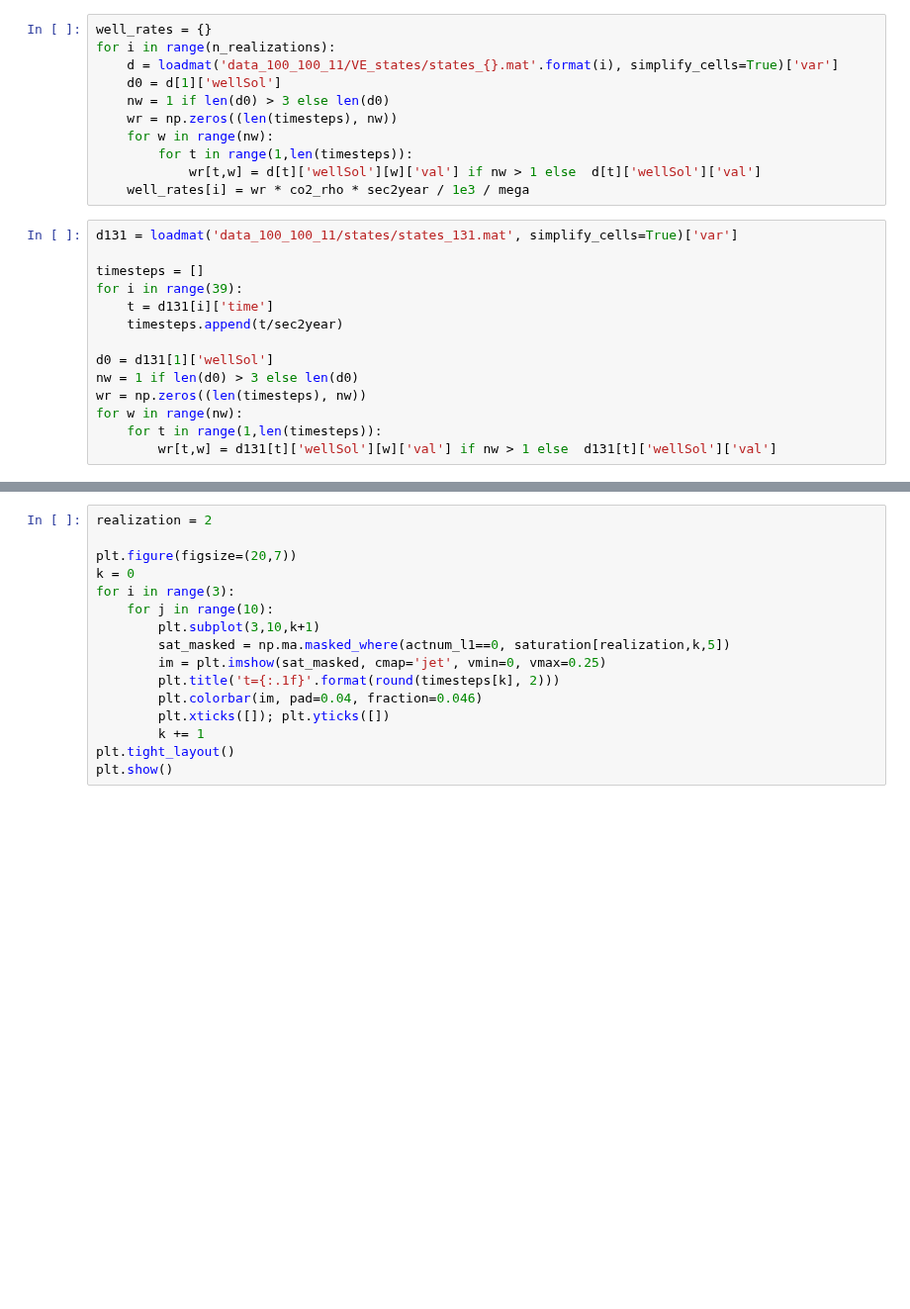
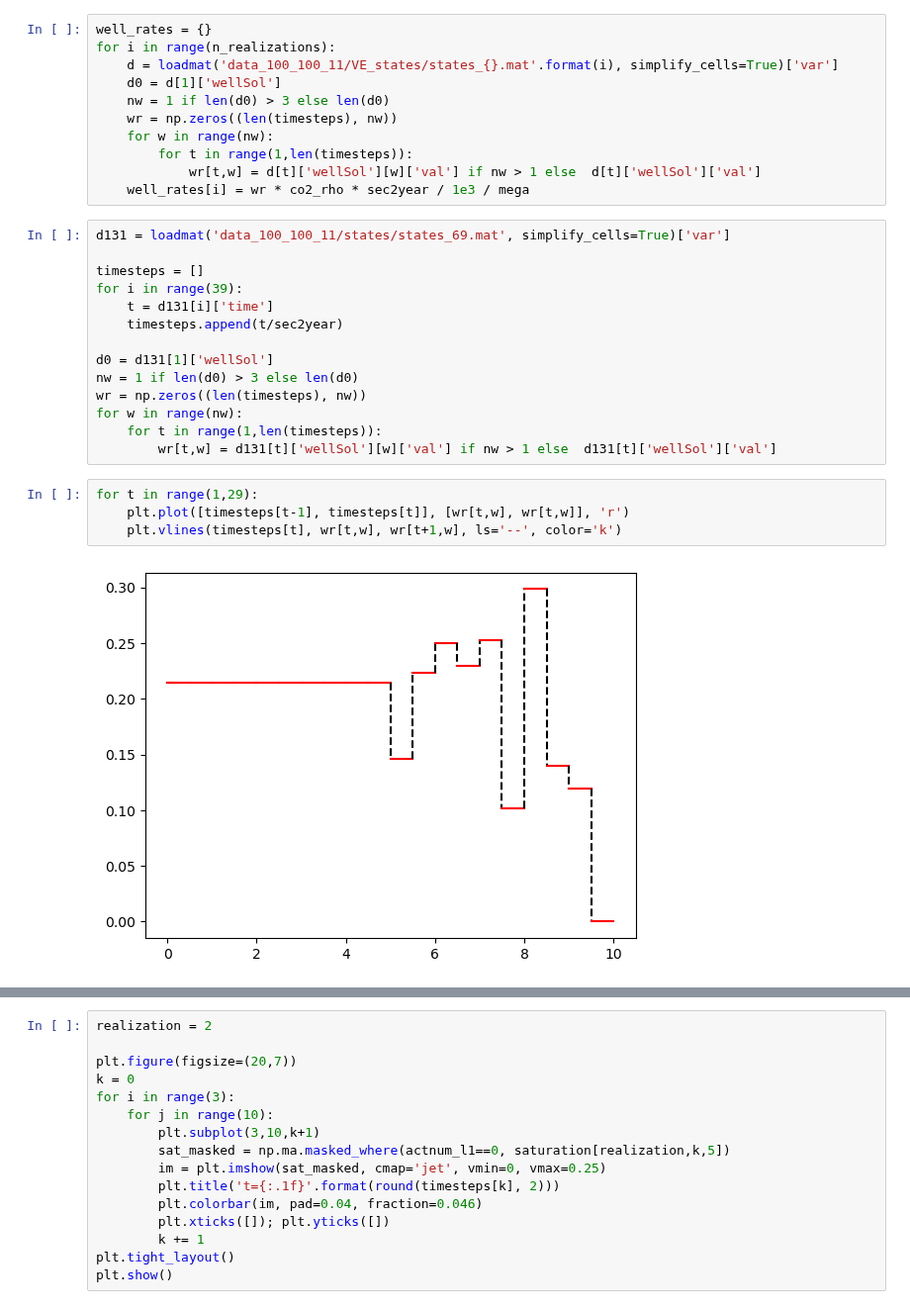
Before and after one commit to misaelmmorales/Placement-Control-Optim-CO2, a Jupyter notebook: placement-control-optim.ipynb, the cells around one changed output, grey strips where cells are left out. Shown at 99% size. Cells and saved outputs as stored; diff of their text form; blank space fills up the shorter version.

```diff
--- a/placement-control-optim.ipynb
+++ b/placement-control-optim.ipynb
@@ -98,7 +122,7 @@ for i in range(n_realizations):
             wr[t,w] = d[t]['wellSol'][w]['val'] if nw > 1 else  d[t]['wellSol']['val']
     well_rates[i] = wr * co2_rho * sec2year / 1e3 / mega
 # %%
-d131 = loadmat('data_100_100_11/states/states_131.mat', simplify_cells=True)['var']
+d131 = loadmat('data_100_100_11/states/states_69.mat', simplify_cells=True)['var']
 
 timesteps = []
 for i in range(39):
@@ -111,6 +135,12 @@ wr = np.zeros((len(timesteps), nw))
 for w in range(nw):
     for t in range(1,len(timesteps)):
         wr[t,w] = d131[t]['wellSol'][w]['val'] if nw > 1 else  d131[t]['wellSol']['val']
+# %%
+for t in range(1,29):
+    plt.plot([timesteps[t-1], timesteps[t]], [wr[t,w], wr[t,w]], 'r')
+    plt.vlines(timesteps[t], wr[t,w], wr[t+1,w], ls='--', color='k')
+# %% [output]
+[figure, added]
 # %%
 fig, axs = plt.subplots(1, wr.shape[1], figsize=(12,4), sharex=True, sharey=True)
 for w in range(wr.shape[1]):
```
Also changed, not shown: parts of 8 cells of this notebook, 4 other files.
